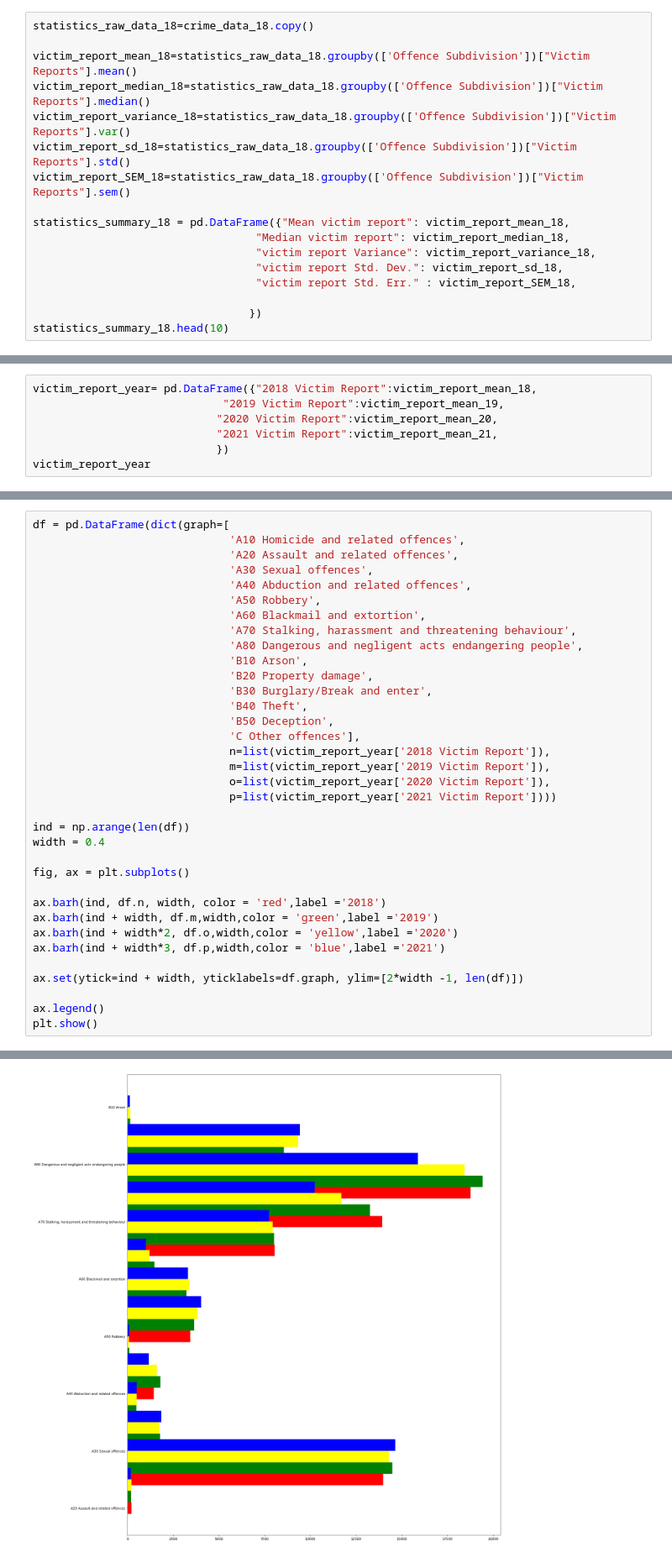
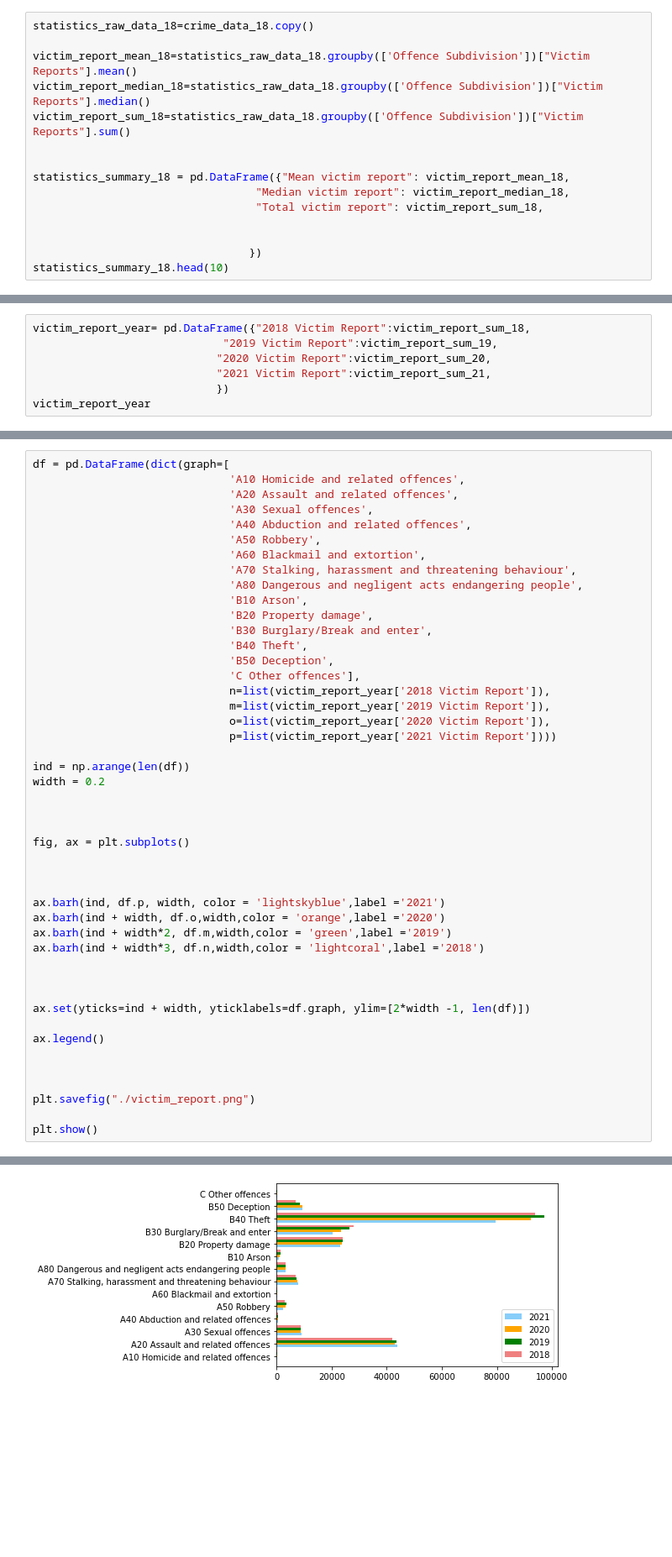
Before and after one commit to LKDSOUZA/Project-1, a Jupyter notebook: Project_1_A.ipynb, the cells around one changed output, grey strips where cells are left out. Shown at 84% size. Cells and saved outputs as stored; diff of their text form; blank space fills up the shorter version.

```diff
--- a/Project_1_A.ipynb
+++ b/Project_1_A.ipynb
@@ -150,15 +141,13 @@ statistics_raw_data_18=crime_data_18.copy()
 
 victim_report_mean_18=statistics_raw_data_18.groupby(['Offence Subdivision'])["Victim Reports"].mean()
 victim_report_median_18=statistics_raw_data_18.groupby(['Offence Subdivision'])["Victim Reports"].median()
-victim_report_variance_18=statistics_raw_data_18.groupby(['Offence Subdivision'])["Victim Reports"].var()
-victim_report_sd_18=statistics_raw_data_18.groupby(['Offence Subdivision'])["Victim Reports"].std()
-victim_report_SEM_18=statistics_raw_data_18.groupby(['Offence Subdivision'])["Victim Reports"].sem()
+victim_report_sum_18=statistics_raw_data_18.groupby(['Offence Subdivision'])["Victim Reports"].sum()
+
 
 statistics_summary_18 = pd.DataFrame({"Mean victim report": victim_report_mean_18,
                                   "Median victim report": victim_report_median_18,
-                                  "victim report Variance": victim_report_variance_18,
-                                  "victim report Std. Dev.": victim_report_sd_18,
-                                  "victim report Std. Err." : victim_report_SEM_18,
+                                  "Total victim report": victim_report_sum_18,
+
 
                                  })
 statistics_summary_18.head(10)
@@ -178,8 +167,8 @@ statistics_summary_18.head(10)
 # %%
-victim_report_year= pd.DataFrame({"2018 Victim Report":victim_report_mean_18,
-                             "2019 Victim Report":victim_report_mean_19,
-                            "2020 Victim Report":victim_report_mean_20,
-                            "2021 Victim Report":victim_report_mean_21,
+victim_report_year= pd.DataFrame({"2018 Victim Report":victim_report_sum_18,
+                             "2019 Victim Report":victim_report_sum_19,
+                            "2020 Victim Report":victim_report_sum_20,
+                            "2021 Victim Report":victim_report_sum_21,
                             })
 victim_report_year
 # %% [output]
@@ -221,17 +210,28 @@ df = pd.DataFrame(dict(graph=[
                               p=list(victim_report_year['2021 Victim Report'])))
 
 ind = np.arange(len(df))
-width = 0.4
+width = 0.2
+
+
 
 fig, ax = plt.subplots()
 
-ax.barh(ind, df.n, width, color = 'red',label ='2018')
-ax.barh(ind + width, df.m,width,color = 'green',label ='2019')
-ax.barh(ind + width*2, df.o,width,color = 'yellow',label ='2020')
-ax.barh(ind + width*3, df.p,width,color = 'blue',label ='2021')
 
-ax.set(ytick=ind + width, yticklabels=df.graph, ylim=[2*width -1, len(df)])
+
+ax.barh(ind, df.p, width, color = 'lightskyblue',label ='2021')
+ax.barh(ind + width, df.o,width,color = 'orange',label ='2020')
+ax.barh(ind + width*2, df.m,width,color = 'green',label ='2019')
+ax.barh(ind + width*3, df.n,width,color = 'lightcoral',label ='2018')
+
+
+
+ax.set(yticks=ind + width, yticklabels=df.graph, ylim=[2*width -1, len(df)])
 
 ax.legend()
+
+
+
+plt.savefig("./victim_report.png")
+
 plt.show()
 # %% [output]
@@ -239 +238 @@ AttributeError: 'AxesSubplot' object has no property 'ytick'
-[figure, old version]
+[figure, new version]
```
Also changed, not shown: parts of 10 cells of this notebook, 4 other files.
